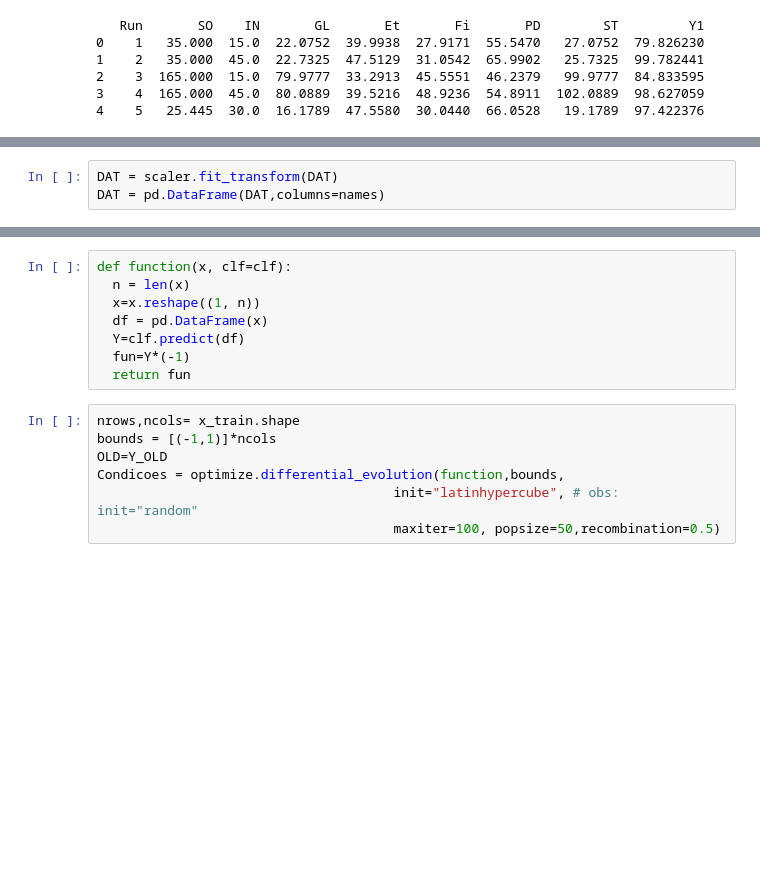
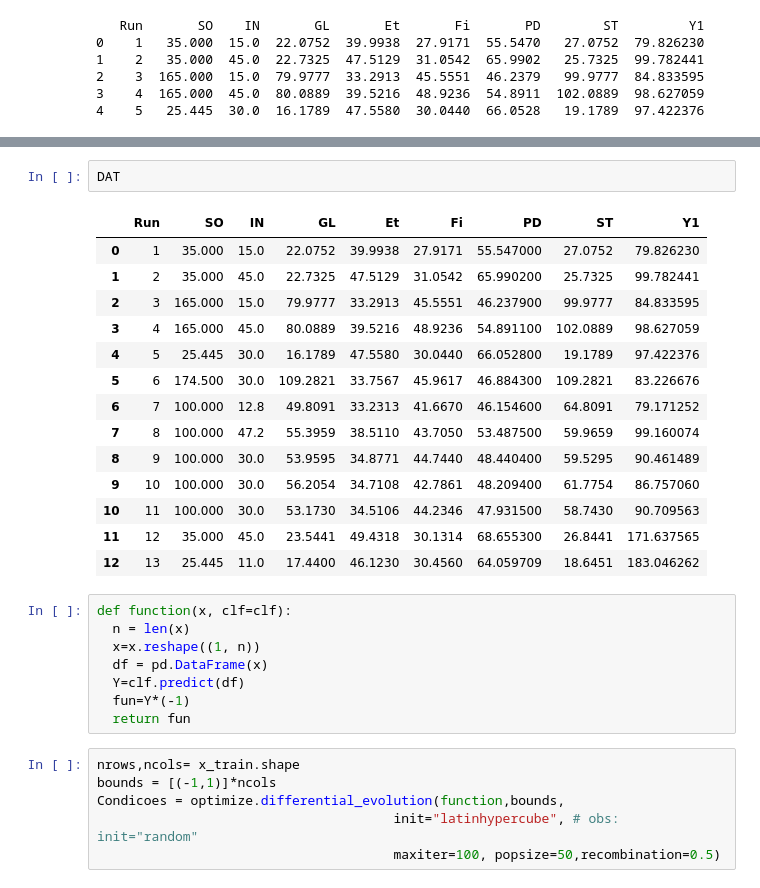
Before and after one commit to ucfilho/Doubts_Students, a Jupyter notebook: sorgo_ANN_dez_21_2022.ipynb, the cells around one changed output, grey strips where cells are left out. Saved outputs shown, nothing was run; the diff lists cells and outputs as text; blank space fills up the shorter version.

```diff
--- a/sorgo_ANN_dez_21_2022.ipynb
+++ b/sorgo_ANN_dez_21_2022.ipynb
@@ -56,3 +46,0 @@ scaler_y = StandardScaler()
-# %%
-DAT = scaler.fit_transform(DAT)
-DAT = pd.DataFrame(DAT,columns=names)
@@ -147,3 +180,20 @@ print('r2 (test)=',r2_test)
+# %%
+DAT
+# %% [output]
+|  | Run | SO | IN | GL | Et | Fi | PD | ST | Y1 |
+| 0 | 1 | 35.000 | 15.0 | 22.0752 | 39.9938 | 27.9171 | 55.547000 | 27.0752 | 79.826230 |
+| 1 | 2 | 35.000 | 45.0 | 22.7325 | 47.5129 | 31.0542 | 65.990200 | 25.7325 | 99.782441 |
+| 2 | 3 | 165.000 | 15.0 | 79.9777 | 33.2913 | 45.5551 | 46.237900 | 99.9777 | 84.833595 |
+| 3 | 4 | 165.000 | 45.0 | 80.0889 | 39.5216 | 48.9236 | 54.891100 | 102.0889 | 98.627059 |
+| 4 | 5 | 25.445 | 30.0 | 16.1789 | 47.5580 | 30.0440 | 66.052800 | 19.1789 | 97.422376 |
+| 5 | 6 | 174.500 | 30.0 | 109.2821 | 33.7567 | 45.9617 | 46.884300 | 109.2821 | 83.226676 |
+| 6 | 7 | 100.000 | 12.8 | 49.8091 | 33.2313 | 41.6670 | 46.154600 | 64.8091 | 79.171252 |
+| 7 | 8 | 100.000 | 47.2 | 55.3959 | 38.5110 | 43.7050 | 53.487500 | 59.9659 | 99.160074 |
+| 8 | 9 | 100.000 | 30.0 | 53.9595 | 34.8771 | 44.7440 | 48.440400 | 59.5295 | 90.461489 |
+| 9 | 10 | 100.000 | 30.0 | 56.2054 | 34.7108 | 42.7861 | 48.209400 | 61.7754 | 86.757060 |
+| 10 | 11 | 100.000 | 30.0 | 53.1730 | 34.5106 | 44.2346 | 47.931500 | 58.7430 | 90.709563 |
+| 11 | 12 | 35.000 | 45.0 | 23.5441 | 49.4318 | 30.1314 | 68.655300 | 26.8441 | 171.637565 |
+| 12 | 13 | 25.445 | 11.0 | 17.4400 | 46.1230 | 30.4560 | 64.059709 | 18.6451 | 183.046262 |
 # %%
 def function(x, clf=clf):
   n = len(x)
@@ -155,7 +205,6 @@ def function(x, clf=clf):
 # %%
 nrows,ncols= x_train.shape
 bounds = [(-1,1)]*ncols
-OLD=Y_OLD
 Condicoes = optimize.differential_evolution(function,bounds,
                                       init="latinhypercube", # obs: init="random"
                                       maxiter=100, popsize=50,recombination=0.5)
```
Also changed, not shown: parts of 29 cells of this notebook.
